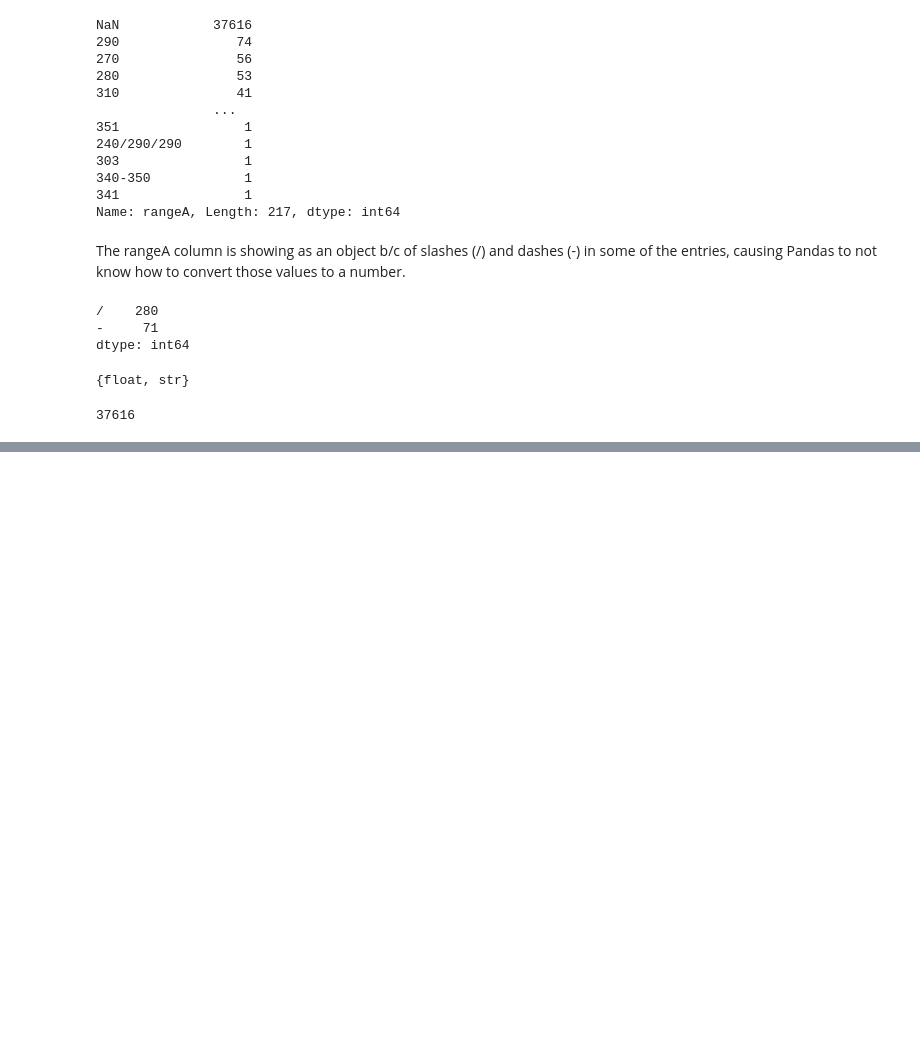
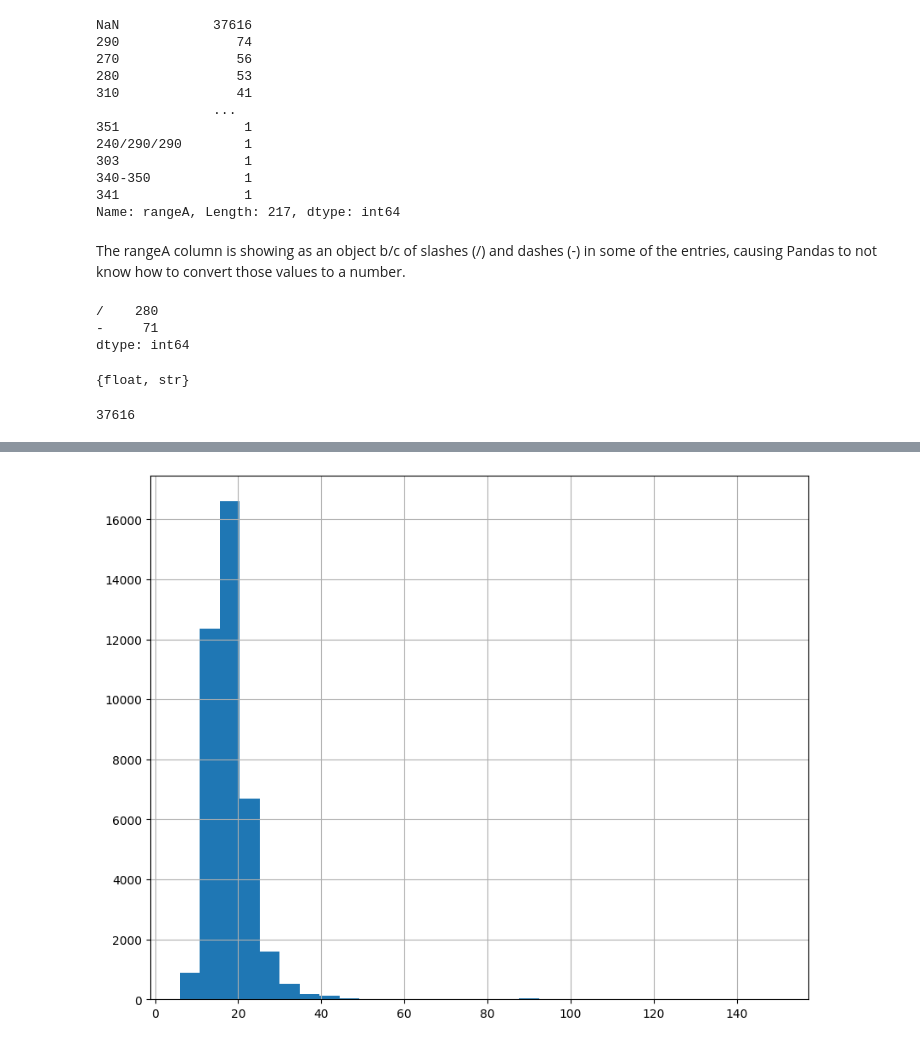
Before and after one commit to bdunn20/book_code, a Jupyter notebook: pandas_1.X_cookbook/Ch_5_EDA.ipynb, the cells around one changed output, grey strips where cells are left out. Cells and saved outputs as stored; diff of their text form; code cells hidden in the pictures; blank space fills up the shorter version.

```diff
--- a/pandas_1.X_cookbook/Ch_5_EDA.ipynb
+++ b/pandas_1.X_cookbook/Ch_5_EDA.ipynb
@@ -400,0 +533,7 @@ fueleco.rangeA.isna().sum()
+# %%
+# above plot looks very skewed, increase # of bins to expand
+fig, ax = plt.subplots(figsize=(10,8))
+fueleco.city08.hist(ax=ax, bins=30)
+fig.savefig("c5-conthistpanbins.png", dpi=300)
+# %% [output]
+[figure, added]
```
Also changed, not shown: parts of 14 cells of this notebook.
